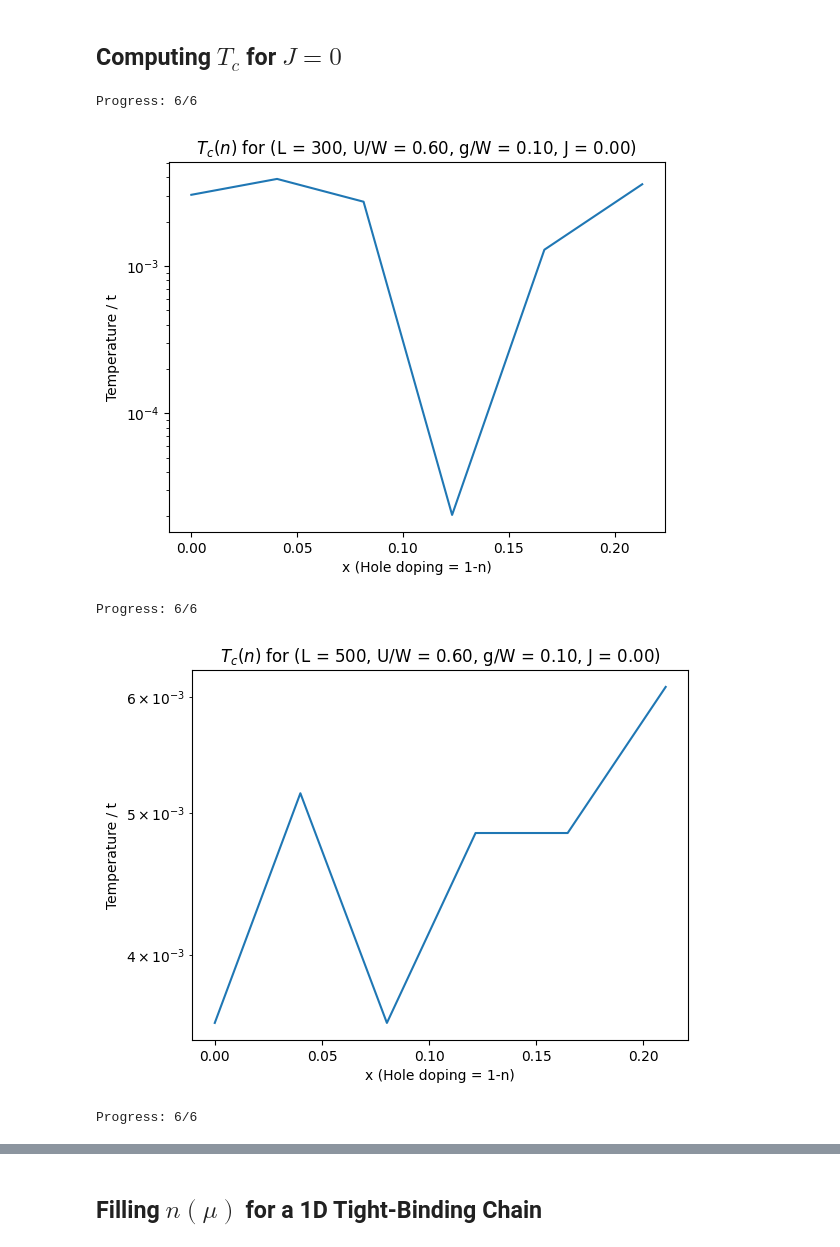
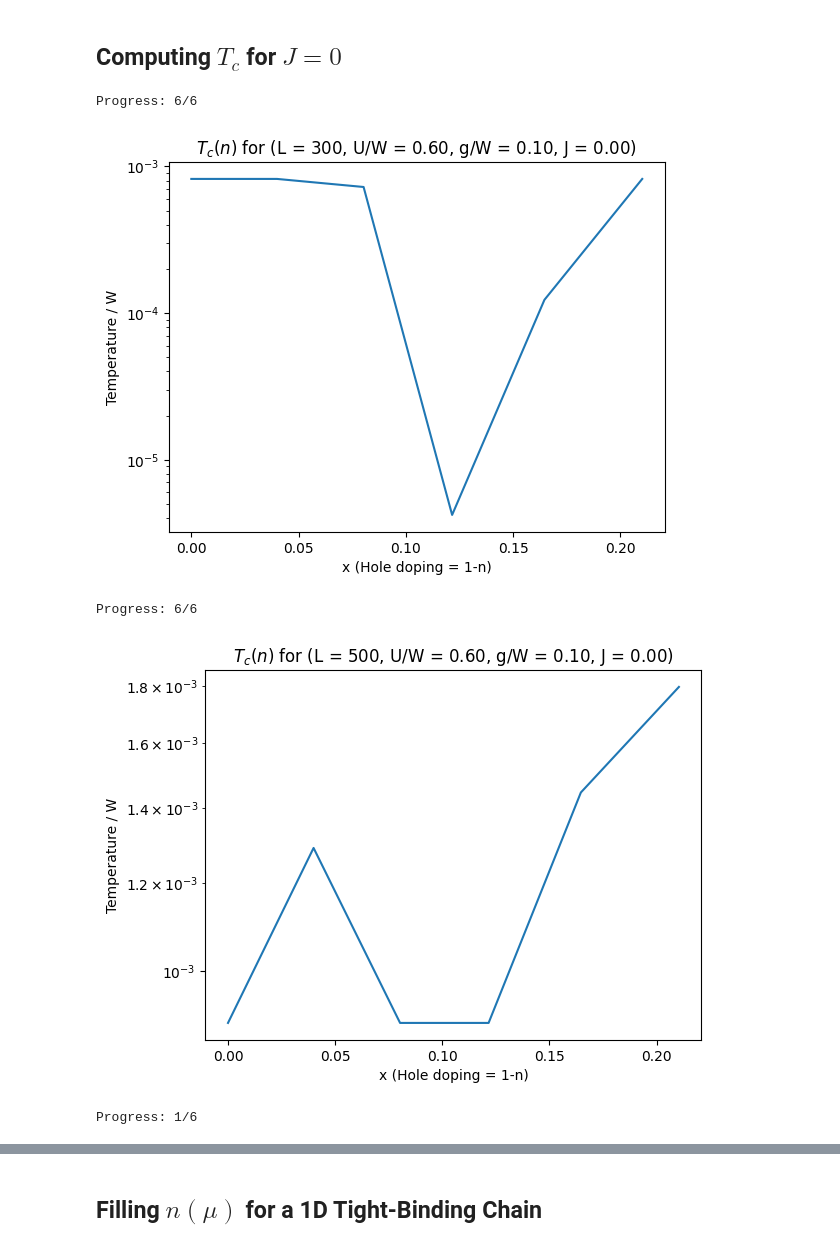
Before and after one commit to guilhermebaos/QUARMEN-Lessons, a Jupyter notebook: Master-Thesis/06-SC+AFM-1D.ipynb, the cells around one changed output, grey strips where cells are left out. Drawn from its saved outputs; the diff is of its cells as text; code cells hidden in the pictures.

```diff
--- a/Master-Thesis/06-SC+AFM-1D.ipynb
+++ b/Master-Thesis/06-SC+AFM-1D.ipynb
@@ -222,6 +222,9 @@ class Subspace:
 
         # Operators (t for total, meaning both options)
         self.nk_tk_tpi_t = np.zeros((self.dimension, self.dimension), dtype=np.float64)
+        self.nk_tk_npi_t = np.zeros((self.dimension, self.dimension), dtype=np.float64)
+        self.nk_tk_ppi_t = np.zeros((self.dimension, self.dimension), dtype=np.float64)
+
         self.bk_tk_tpi = np.zeros((self.dimension, self.dimension), dtype=np.float64)
 
         for st in self.states:
@@ -234,6 +237,11 @@ class Subspace:
 
             # Number of particles in the state
             self.nk_tk_tpi_t[ket, ket] = np.sum(st_list)
+
+            # Number of particles at ±k and ±(k+pi)
+            self.nk_tk_npi_t[ket, ket] = n_pk_npi_u + n_pk_npi_d + n_mk_npi_u + n_mk_npi_d
+            self.nk_tk_ppi_t[ket, ket] = n_pk_ppi_u + n_pk_ppi_d + n_mk_ppi_u + n_mk_ppi_d
+
 
             # Applying bk to this state (st is the ket, we find the bra)
             # For the first and third lines, the phase is n_pk_npi_u-1 + n_pk_npi_d + n_mk_npi_u bu the first term is 0 because it is 1-1
@@ -290,7 +298,7 @@ class Subspace:
 
         # Off-diagonal
         self.ham += np.conjugate(Delta) * self.bk_tk_tpi
-        self.ham += Delta * np.transpose(np.conjugate(self.bk_tk_tpi))
+        self.ham += Delta * np.transpose(self.bk_tk_tpi)
 
         # with np.printoptions(precision=3, suppress=True, threshold=100_000, linewidth=200):
         #     print(f"The space is (P, S) = ({self.parity}, {self.spin})")
@@ -345,7 +353,7 @@ def generate_fspace() -> dict[tuple[int, int], Subspace]:
 # %% [markdown]
 ## Thermal Average
 # %%
-def thermal_average(fspace: dict[tuple[int, int], Subspace], eigen: dict[tuple[int, int], tuple[np.ndarray, np.ndarray]], opcode: str, T: float, E0) -> float:
+def thermal_average(fspace: dict[tuple[int, int], Subspace], eigen: dict[tuple[int, int], tuple[np.ndarray, np.ndarray]], opcode: str, T: float, E0: np.ndarray, mult_kk: np.ndarray = np.array([])) -> float:
 
     # Number of k-points
     Nk = fspace[(0, -4)].Nk
@@ -396,8 +404,16 @@ def thermal_average(fspace: dict[tuple[int, int], Subspace], eigen: dict[tuple[i
         # Bra times (op |ket>) via expectation[k, i] = sum_j conj(vecs[k, j, i]) * temp[k, j, i]
         expectation = np.einsum("kji,kji->ki", vecs.conj(), temp)
 
-        # Sum over i and k with
-        res += np.sum(bfac * expectation)
+        # Sum over i with Boltzmann factor
+        res_kk = np.sum(bfac * expectation, axis=1)
+
+        if len(mult_kk) == 0:
+            # Sum over k
+            res += np.sum(res_kk)
+
+        else:
+            # Sum over k with the factor mult for each k-point
+            res += np.sum(res_kk * mult_kk)
 
     return res
 # %% [markdown]
@@ -427,7 +443,7 @@ def solve(L: int, d: int, mu: float, U: float, g: float, J: float, T: float, del
     mesh_kk = np.stack(grid_kk).reshape(d, len(kk) ** d)
 
     # Select only 0 <= kx <= np.pi/2
-    mesh_kk = mesh_kk[:, (0 <= mesh_kk[0]) *  (mesh_kk[0] < np.pi/2)]
+    mesh_kk = mesh_kk[:, (0 < mesh_kk[0]) *  (mesh_kk[0] <= np.pi/2)]
 
     # Compute corresponding energies
     ee_npi = eps(mesh_kk)
@@ -502,12 +518,18 @@ def solve(L: int, d: int, mu: float, U: float, g: float, J: float, T: float, del
     delta = thermal_average(fspace, eigen, "bk_tk_tpi", T, E0)
     n = thermal_average(fspace, eigen, "nk_tk_tpi_t", T, E0)
 
+    # Kinetic energy has different contributions from npi and ppi
+    Kxx = 0
+    Kxx += thermal_average(fspace, eigen, "nk_tk_npi_t", T, E0, mult_kk=-ee_npi)
+    Kxx += thermal_average(fspace, eigen, "nk_tk_ppi_t", T, E0, mult_kk=-ee_ppi)
+
 
     # Normalize
-    n /= (4 * Nk)
     delta_new *= -g / (4 * Nk)
+    n *= 1 / (4 * Nk)
+    Kxx *= np.pi / (4 * Nk)
 
-    return np.abs(delta), n
+    return np.abs(delta), n, Kxx
 # %%
 # PARAMETERS
 L = 100
@@ -519,7 +541,7 @@ J = 0.2
 T = 0.01
 
 # Example CALCULATION
-Delta, n = solve(L, d, mu, U, g, J, T)
+Delta, n, Kxx = solve(L, d, mu, U, g, J, T)
 # %% [markdown]
 ## Computing $T_c$ for $J = 0$
 # %%
@@ -551,36 +573,36 @@ delta_zero = 0.1
 # CALCULATION
 for L in [300, 500, 700]:
 
     # Find Tc(mu)
     tt = []
     for index, mu in enumerate(mm):
         Tc = bissect(lambda T: solve(L, d, mu, U, g, J, T, delta_start=10*delta_zero, delta_eps=1e-3*delta_zero)[0] - delta_zero, tt_min, tt_max, eps=0.05, mult=True)
         tt += [Tc]
 
         print(f"\rProgress: {index + 1}/{len(mm)}", end="")
 
 
     # Find Tc(n)
     nn = []
     for index in range(len(mm)):
         mu, T = mm[index], tt[index]
-        delta, n = solve(L, d, mu, U, g, J, T, delta_start=10*delta_zero, delta_eps=0.1*delta_zero)
+        delta, n, Kx = solve(L, d, mu, U, g, J, T, delta_start=10*delta_zero, delta_eps=0.1*delta_zero)
 
         nn += [n]
 
     # Pass to array
     tt = np.array(tt)
     nn = np.array(nn)
 
     plt.title(f"$T_c(n)$ for (L = {L}, U/W = {U/W:.2f}, g/W = {g/W:.2f}, J = {J/W:.2f})")
-    plt.plot(1 - nn, tt)
+    plt.plot(1 - nn, tt/W)
     plt.xlabel("x (Hole doping = 1-n)")
-    plt.ylabel("Temperature / t")
+    plt.ylabel("Temperature / W")
     plt.yscale("log")
     plt.show()
 # %% [output]
 Progress: 6/6
-[figure, old version]
+[figure, new version]
 Progress: 6/6
-[figure, old version]
+[figure, new version]
-Progress: 6/6
+Progress: 1/6
```
Also changed, not shown: parts of 8 cells of this notebook, 5 other files.
